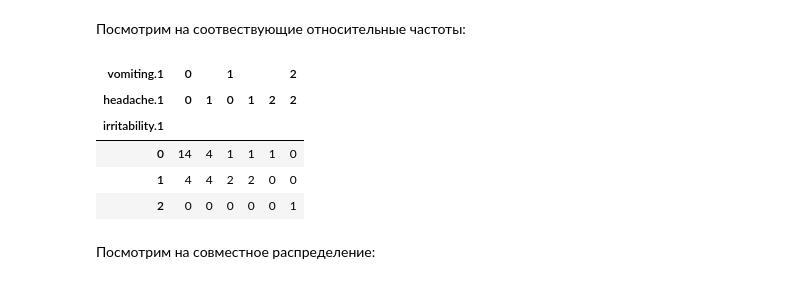
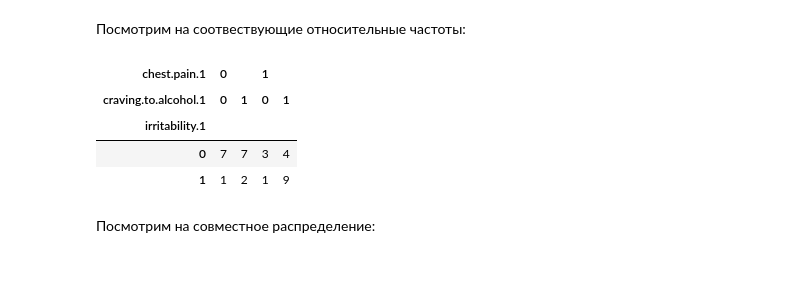
Before and after one commit to rousewayse/StatMeth, a Jupyter notebook: Taks4.ipynb, the cells around one changed output. Drawn from its saved outputs; the diff is of its cells as text; code cells hidden in the pictures.

Commit message:
Entropy calculation fixed (not expected to get crosstab)

```diff
--- a/Taks4.ipynb
+++ b/Taks4.ipynb
@@ -124,33 +145,37 @@ def uncertain(X, Y = None , tab = None):
  - коэффициенты неопределенности
 # %%
 X = df['irritability.1']
+a = lambda x: 0 if x < 1 else 1
+X_ = X.apply(a) if len(X.unique()) > 2 else X
 uncertains = []
 chi2s = []
-print(f'Энтропия признака irritability.1 {entropy(X)}\n\n')
+fishers = []
+keys = []
+print(f'Энтропия признака irritability.1 {entropy(X_)}\n\n')
 for i in df.keys():
     if i == 'irritability.1':
         continue
+    keys.append(i)
+    Y = df[i]
+    #a = lambda x: 1 if x < 2 else 2
+    a = lambda x: 0 if x < 1 else 1
+    Y_ = Y.apply(a) if len(Y.unique()) > 2 else Y
+    print(f'Признак {i}:')
+    print('Таблица сопряженности с условными вероятностями:\n',conditional_probs(X_, Y_))
 
-    Y = df[i]
-    a = lambda x: 1 if x < 2 else 2
-    X_ = X.apply(a)
-    Y_ = Y.apply(a)
-    print(f'Признак {i}:')
-    #print(pd.crosstab(X, Y))
-    print('Условные вероятности')
-    print(conditional_probs(X, Y))
-    chi2s.append((chisquare(X, Y), i))
-    print(f'Точный критерий Пирсона: {chi2s[-1][0]}')
+    chi2s.append(chisquare(X_, Y_))
+    print(f'Точный критерий Пирсона: {chi2s[-1]}')
 
 
     fisher_tab = pd.crosstab(X_, Y_)
     if fisher_tab.shape == (2, 2):
         fp = scipy.stats.fisher_exact(fisher_tab)[1]
+        fishers.append(fp)
         print(f'Точный критерий Фишера:  {fp}' + (' > 0.05 => различия можно объянить случайностью' if fp > 0.05 else ' < 0.05 => различия нельзя объяснить случайностью'))
-    print(f'Энтропия {i}: {entropy(Y)}')
-    uncertains.append((uncertain(X, Y), i))
+    print(f'Энтропия {i}: {entropy(Y_)}')
+    uncertains.append(uncertain(X_, Y_))
 
-    print(f'Коэффициенты неопределенности: {uncertains[-1][0]}')
+    print(f'Коэффициенты неопределенности: {uncertains[-1]}')
 
     print('\n\n')
 # %% [output]
@@ -174,8 +199,13 @@ for i in df.keys():
 # %% [markdown]
 Два самых влиятельных признака:
 # %%
-t= sorted(chi2s, key=lambda x: x[0])
+t= sorted(zip(keys, chi2s, fishers, uncertains), key=lambda x: x[1], reverse=False)
 
-for i in t[:2]:
-    print(i[1])
+pd.DataFrame(data = {'Признак': [i[0] for i in t],\
+                     'Критерий Пирсона': [i[1] for i in t],\
+                     'Критерий Фишера': [i[2] for i in t],\
+                     'Коэффициенты неопределенности': [i[3] for i in t]}
+            )
+#for i in t[:2]:
+#    print(i)
 # %% [output]
@@ -185,15 +231,14 @@ headache.1
 
 Посмотрим на соотвествующие относительные частоты:
 # %%
-crosstab = pd.crosstab(df['irritability.1'], [ df[t[0][1]] , df[t[1][1]]  ] )
+crosstab = pd.crosstab(df['irritability.1'].apply(a), [ df[t[0][0]].apply(a) , df[t[1][0]].apply(a)  ] )
 crosstab
 # %% [output]
-| vomiting.1 | 0 |  | 1 |  |  | 2 |
-| headache.1 | 0 | 1 | 0 | 1 | 2 | 2 |
-| irritability.1 |  |  |  |  |  |  |
-| 0 | 14 | 4 | 1 | 1 | 1 | 0 |
-| 1 | 4 | 4 | 2 | 2 | 0 | 0 |
-| 2 | 0 | 0 | 0 | 0 | 0 | 1 |
+| chest.pain.1 | 0 |  | 1 |  |
+| craving.to.alcohol.1 | 0 | 1 | 0 | 1 |
+| irritability.1 |  |  |  |  |
+| 0 | 7 | 7 | 3 | 4 |
+| 1 | 1 | 2 | 1 | 9 |
 # %% [markdown]
 Посмотрим на совместное распределение:
 # %%
```
Also changed, not shown: parts of 5 cells of this notebook.
